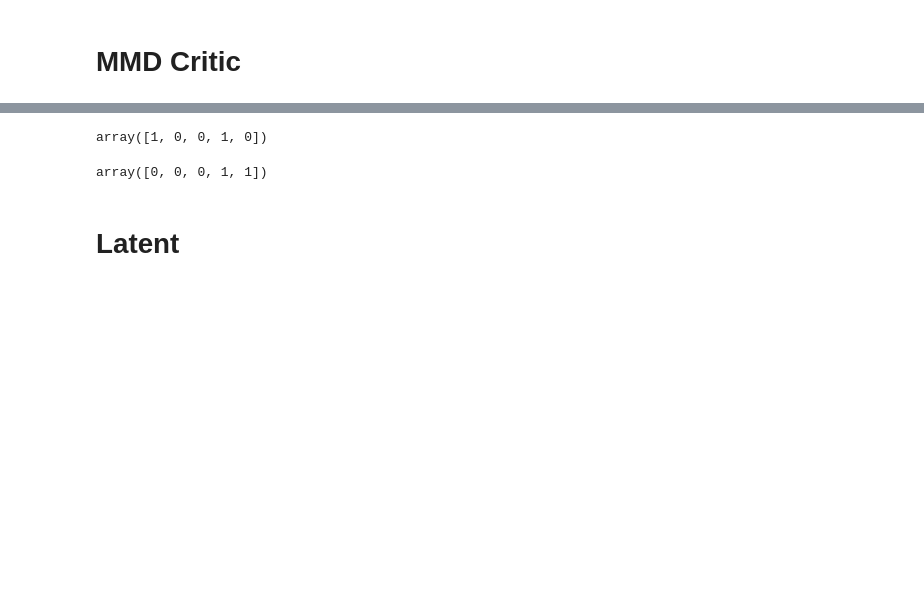
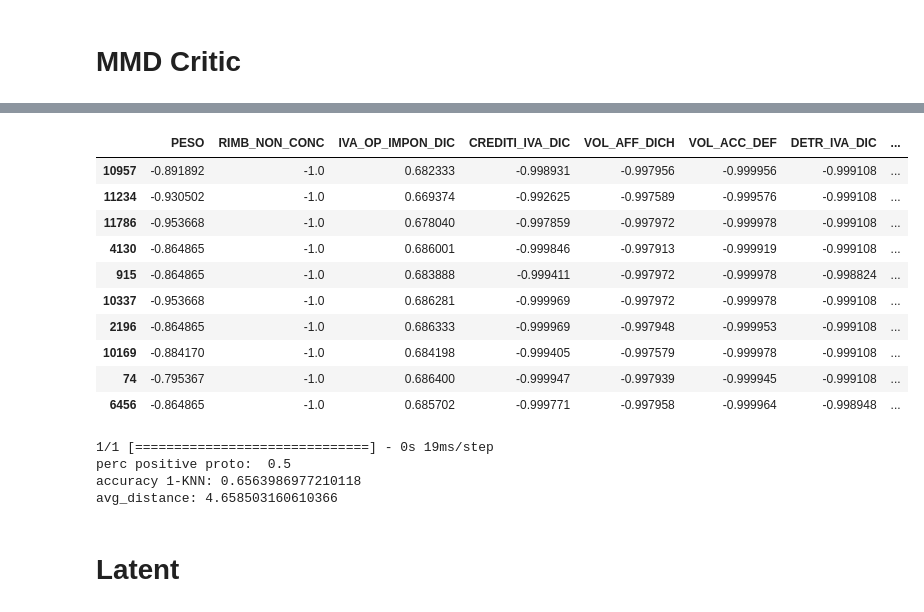
Before and after one commit to francescobodria/posthoc-similaryclass-counterfactuals, a Jupyter notebook: proto_diva.ipynb, the cells around one changed output, grey strips where cells are left out. Saved outputs shown, nothing was run; the diff lists cells and outputs as text; code cells hidden in the pictures; blank space fills up the shorter version.

```diff
--- a/proto_diva.ipynb
+++ b/proto_diva.ipynb
@@ -348,11 +380,36 @@ Computing criticisms...Done.
 # %%
-predict(X_train.values[prototype_indices.sort()[0].tolist()])
+proto_mmd = X_train.iloc[prototype_indices.sort()[0].tolist()]
+proto_mmd
 # %% [output]
-array([1, 0, 0, 1, 0])
+|  | PESO | RIMB_NON_CONC | IVA_OP_IMPON_DIC | CREDITI_IVA_DIC | VOL_AFF_DICH | VOL_ACC_DEF | DETR_IVA_DIC | ... |
+| 10957 | -0.891892 | -1.0 | 0.682333 | -0.998931 | -0.997956 | -0.999956 | -0.999108 | ... |
+| 11234 | -0.930502 | -1.0 | 0.669374 | -0.992625 | -0.997589 | -0.999576 | -0.999108 | ... |
+| 11786 | -0.953668 | -1.0 | 0.678040 | -0.997859 | -0.997972 | -0.999978 | -0.999108 | ... |
+| 4130 | -0.864865 | -1.0 | 0.686001 | -0.999846 | -0.997913 | -0.999919 | -0.999108 | ... |
+| 915 | -0.864865 | -1.0 | 0.683888 | -0.999411 | -0.997972 | -0.999978 | -0.998824 | ... |
+| 10337 | -0.953668 | -1.0 | 0.686281 | -0.999969 | -0.997972 | -0.999978 | -0.999108 | ... |
+| 2196 | -0.864865 | -1.0 | 0.686333 | -0.999969 | -0.997948 | -0.999953 | -0.999108 | ... |
+| 10169 | -0.884170 | -1.0 | 0.684198 | -0.999405 | -0.997579 | -0.999978 | -0.999108 | ... |
+| 74 | -0.795367 | -1.0 | 0.686400 | -0.999947 | -0.997939 | -0.999945 | -0.999108 | ... |
+| 6456 | -0.864865 | -1.0 | 0.685702 | -0.999771 | -0.997958 | -0.999964 | -0.998948 | ... |
-# %%
-predict(X_train.values[criticism_indices.sort()[0].tolist()])
-# %% [output]
-array([0, 0, 0, 1, 1])
+# %%
+proto_pred = predict(proto_mmd)
+print('perc positive proto: ', np.mean(proto_pred))
+
+from scipy.spatial.distance import cdist
+knn_1 = np.argmin(cdist(proto_mmd.values, X_test),axis=0)
+d = {}
+for i in range(10):
+    d[i]=proto_pred[i]
+knn_1 = [d[x] for x in knn_1]
+print('accuracy 1-KNN:',accuracy_score(knn_1,y_test_bb))
+
+print('avg_distance:',np.mean(cdist(proto_mmd.values,proto_mmd.values)))
+# %% [output]
+1/1 [==============================] - 0s 19ms/step
+perc positive proto:  0.5
+accuracy 1-KNN: 0.6563986977210118
+avg_distance: 4.658503160610366
 # %% [markdown]
 # Latent
 # %%
```
Also changed, not shown: parts of 23 cells of this notebook, 31 other files.
